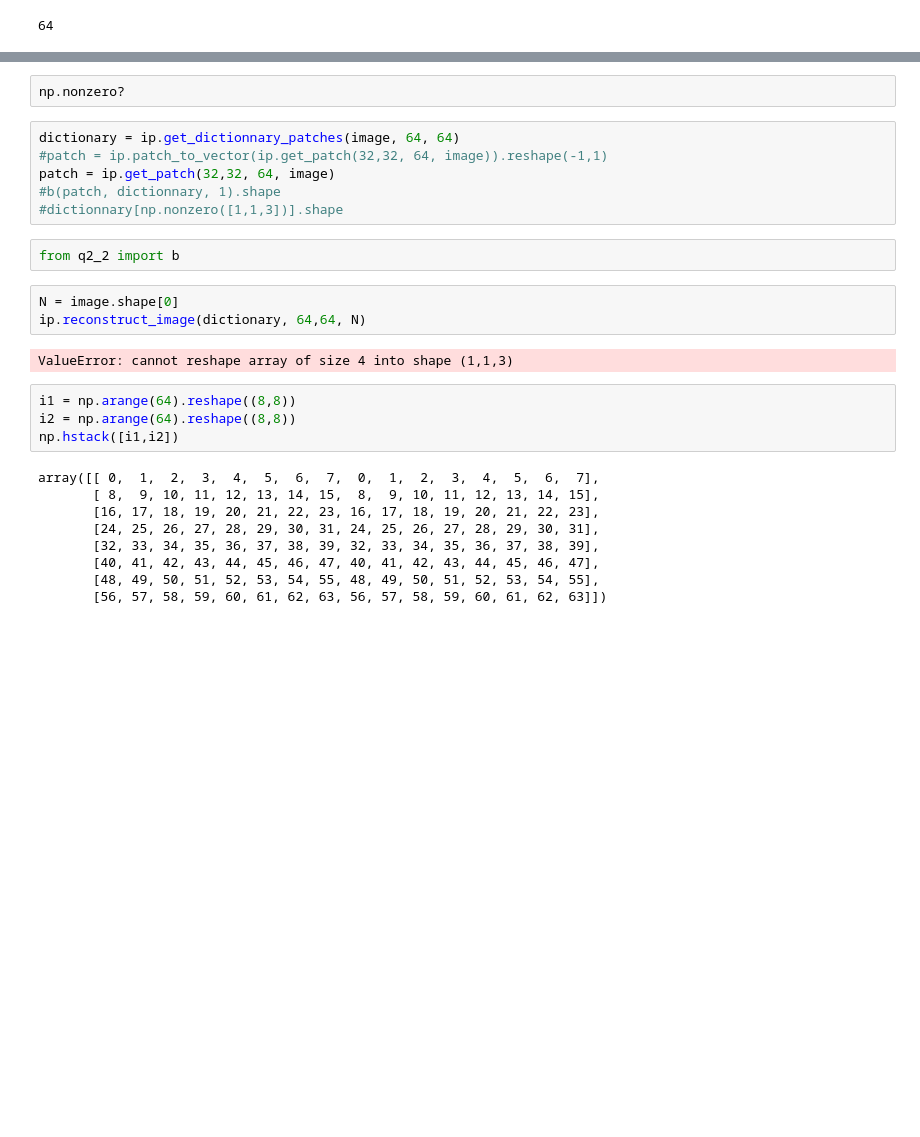
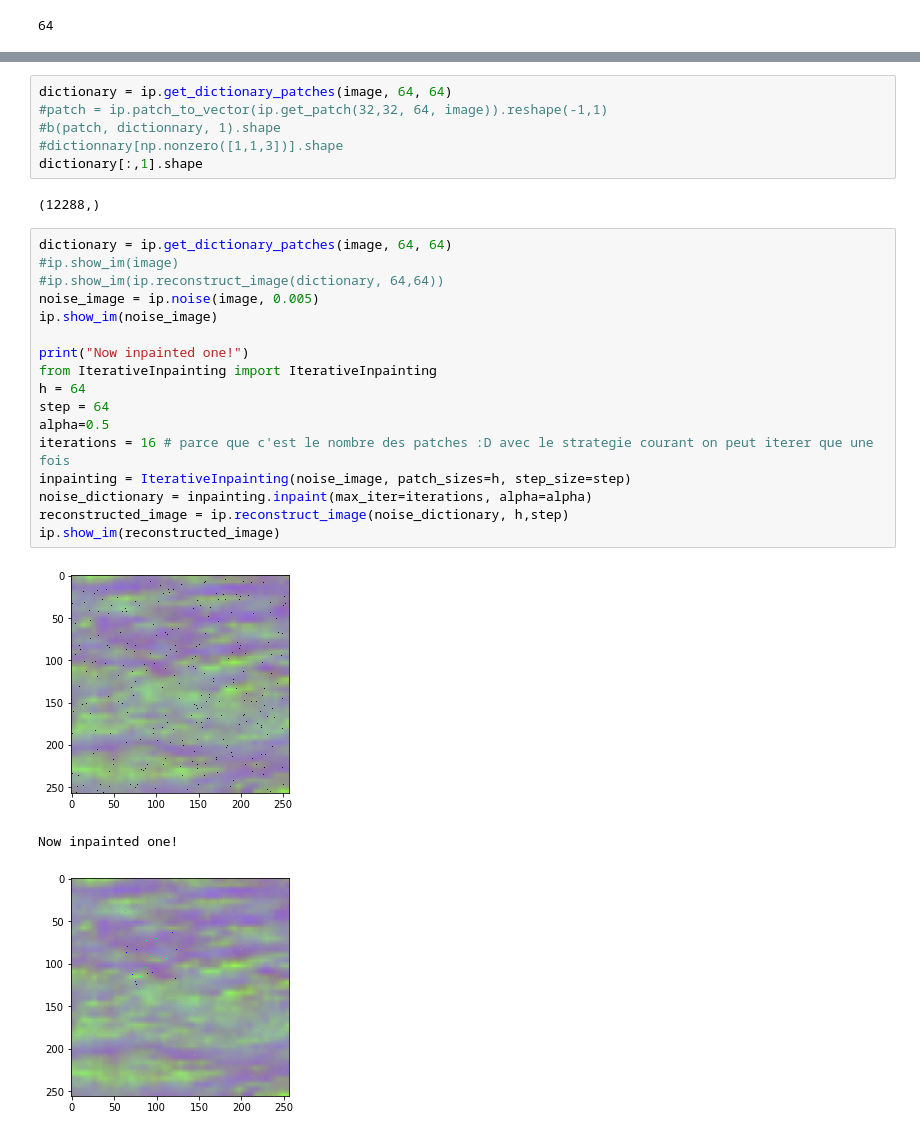
Before and after one commit to clemoberti/arf-project, a Jupyter notebook: sandbox.ipynb, the cells around one changed output, grey strips where cells are left out. Cells and saved outputs as stored; diff of their text form; blank space fills up the shorter version.

Commit message:
reconstruction image after inpainting

```diff
--- a/sandbox.ipynb
+++ b/sandbox.ipynb
@@ -54,28 +36,29 @@ array([2, 7])
-# %%
-np.nonzero?
 # %%
-dictionary = ip.get_dictionnary_patches(image, 64, 64)
+dictionary = ip.get_dictionary_patches(image, 64, 64)
 #patch = ip.patch_to_vector(ip.get_patch(32,32, 64, image)).reshape(-1,1)
-patch = ip.get_patch(32,32, 64, image)
 #b(patch, dictionnary, 1).shape
 #dictionnary[np.nonzero([1,1,3])].shape
+dictionary[:,1].shape
+# %% [output]
+(12288,)
-# %%
-from q2_2 import b
-# %%
-N = image.shape[0]
-ip.reconstruct_image(dictionary, 64,64, N)
-# %% [output]
-ValueError: cannot reshape array of size 4 into shape (1,1,3)
-# %%
-i1 = np.arange(64).reshape((8,8))
-i2 = np.arange(64).reshape((8,8))
-np.hstack([i1,i2])
-# %% [output]
-array([[ 0,  1,  2,  3,  4,  5,  6,  7,  0,  1,  2,  3,  4,  5,  6,  7],
-       [ 8,  9, 10, 11, 12, 13, 14, 15,  8,  9, 10, 11, 12, 13, 14, 15],
-       [16, 17, 18, 19, 20, 21, 22, 23, 16, 17, 18, 19, 20, 21, 22, 23],
-       [24, 25, 26, 27, 28, 29, 30, 31, 24, 25, 26, 27, 28, 29, 30, 31],
-       [32, 33, 34, 35, 36, 37, 38, 39, 32, 33, 34, 35, 36, 37, 38, 39],
-       [40, 41, 42, 43, 44, 45, 46, 47, 40, 41, 42, 43, 44, 45, 46, 47],
-       [48, 49, 50, 51, 52, 53, 54, 55, 48, 49, 50, 51, 52, 53, 54, 55],
-       [56, 57, 58, 59, 60, 61, 62, 63, 56, 57, 58, 59, 60, 61, 62, 63]])
+# %%
+dictionary = ip.get_dictionary_patches(image, 64, 64)
+#ip.show_im(image)
+#ip.show_im(ip.reconstruct_image(dictionary, 64,64))
+noise_image = ip.noise(image, 0.005)
+ip.show_im(noise_image)
+
+print("Now inpainted one!")
+from IterativeInpainting import IterativeInpainting
+h = 64
+step = 64
+alpha=0.5
+iterations = 16 # parce que c'est le nombre des patches :D avec le strategie courant on peut iterer que une fois
+inpainting = IterativeInpainting(noise_image, patch_sizes=h, step_size=step)
+noise_dictionary = inpainting.inpaint(max_iter=iterations, alpha=alpha)
+reconstructed_image = ip.reconstruct_image(noise_dictionary, h,step)
+ip.show_im(reconstructed_image)
+# %% [output]
+[figure, added]
+Now inpainted one!
+[figure, added]
```
Also changed, not shown: parts of 6 cells of this notebook, 3 other files.
